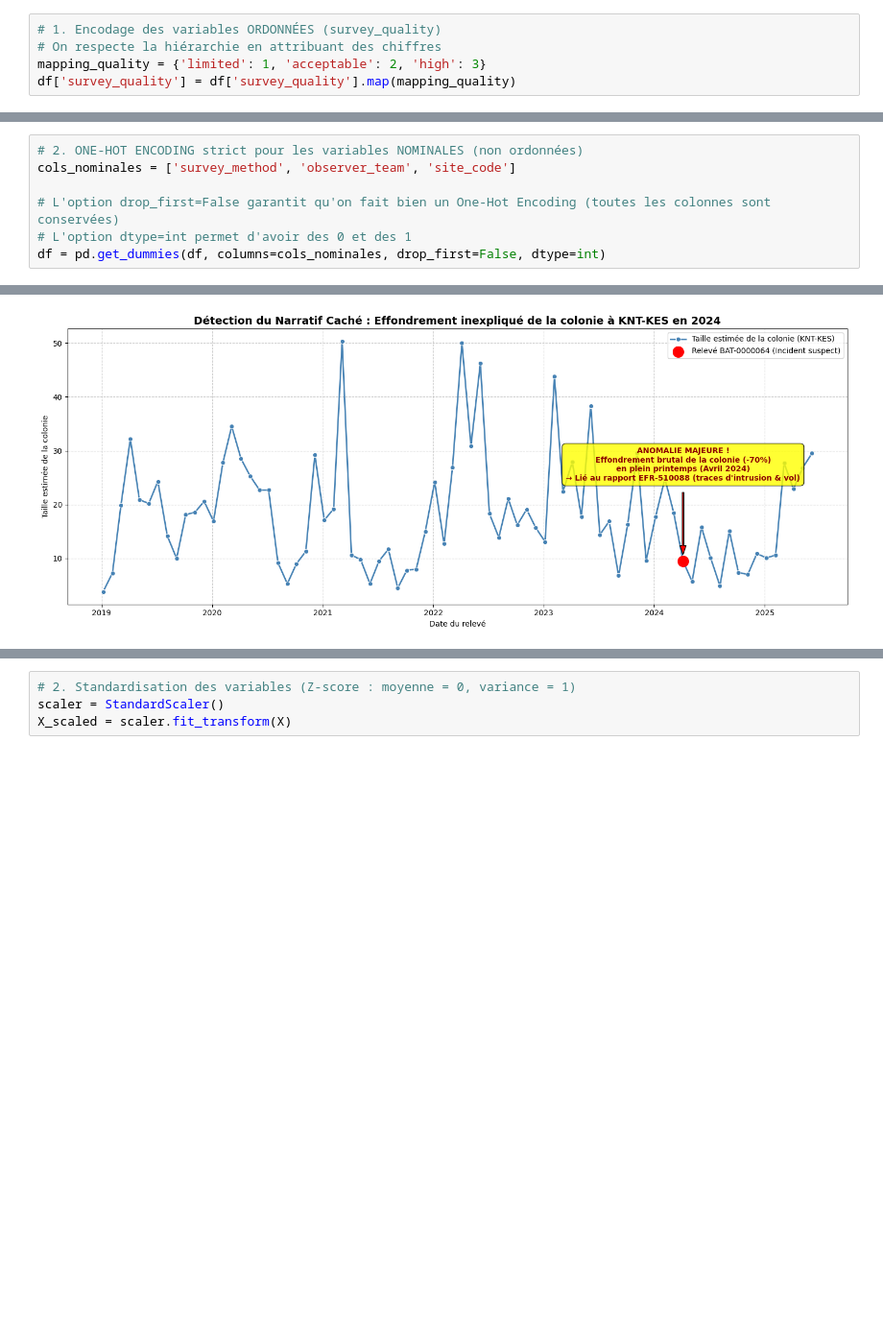
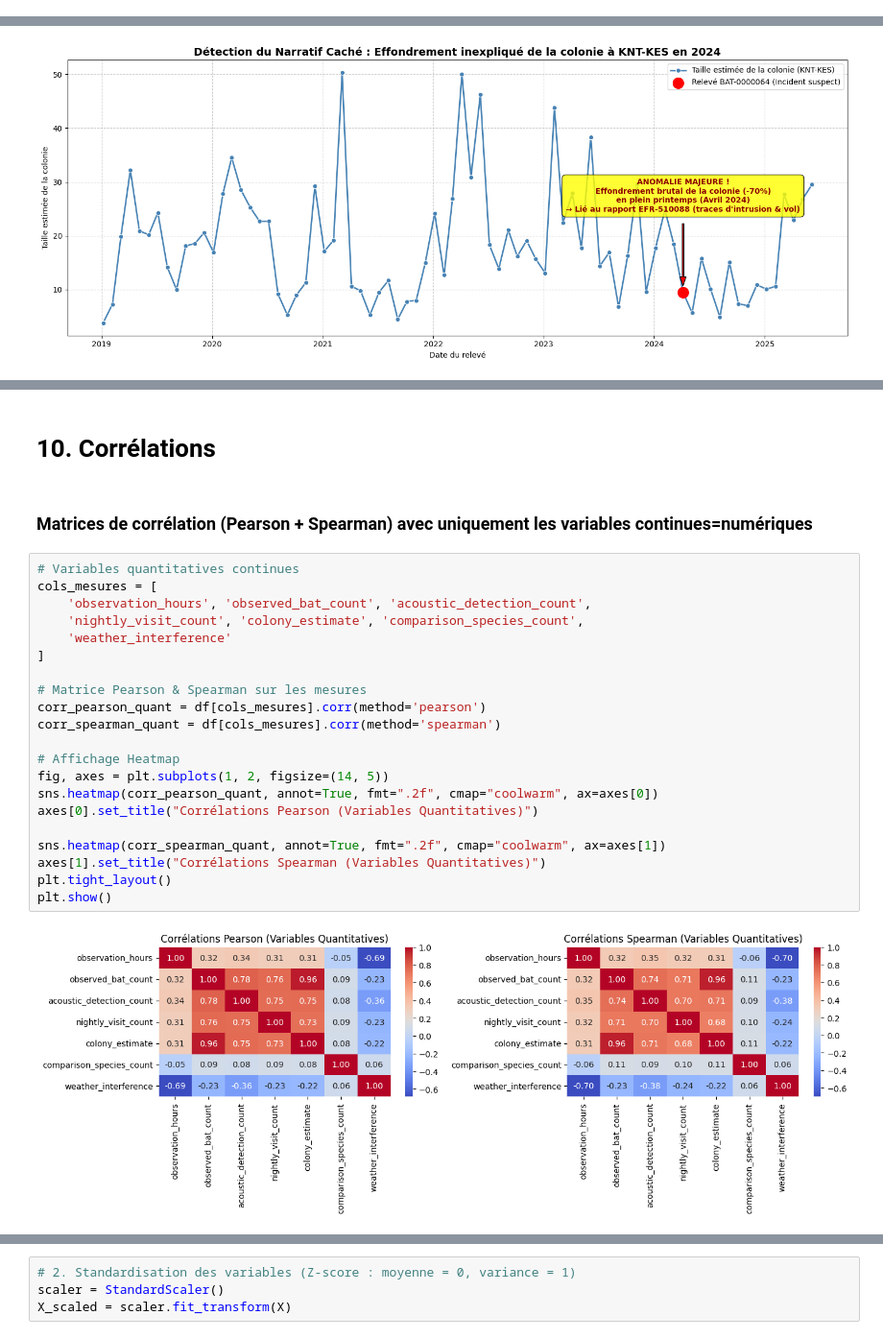
Before and after one commit to HananeDjouadi/G05-DataMining-2627, a Jupyter notebook: data/ecology/bat_surveys.ipynb, the cells around one changed output, grey strips where cells are left out. Shown at 96% size. Cells and saved outputs as stored; diff of their text form; blank space fills up the shorter version.

```diff
--- a/data/ecology/bat_surveys.ipynb
+++ b/data/ecology/bat_surveys.ipynb
@@ -552,5 +553,0 @@ df.to_csv('bat_surveys_cleaned.csv', index=False)
-# %%
-# 1. Encodage des variables ORDONNÉES (survey_quality)
-# On respecte la hiérarchie en attribuant des chiffres
-mapping_quality = {'limited': 1, 'acceptable': 2, 'high': 3}
-df['survey_quality'] = df['survey_quality'].map(mapping_quality)
@@ -561,7 +553,0 @@ df['survey_quality'] = df['survey_quality'].map(mapping_quality)
-# %%
-# 2. ONE-HOT ENCODING strict pour les variables NOMINALES (non ordonnées)
-cols_nominales = ['survey_method', 'observer_team', 'site_code']
-
-# L'option drop_first=False garantit qu'on fait bien un One-Hot Encoding (toutes les colonnes sont conservées)
-# L'option dtype=int permet d'avoir des 0 et des 1
-df = pd.get_dummies(df, columns=cols_nominales, drop_first=False, dtype=int)
@@ -892,0 +767,27 @@ plt.show()
+# %% [markdown]
+# 10. Corrélations
+# %% [markdown]
+### Matrices de corrélation (Pearson + Spearman) avec uniquement les variables continues=numériques
+# %%
+# Variables quantitatives continues
+cols_mesures = [
+    'observation_hours', 'observed_bat_count', 'acoustic_detection_count',
+    'nightly_visit_count', 'colony_estimate', 'comparison_species_count',
+    'weather_interference'
+]
+
+# Matrice Pearson & Spearman sur les mesures
+corr_pearson_quant = df[cols_mesures].corr(method='pearson')
+corr_spearman_quant = df[cols_mesures].corr(method='spearman')
+
+# Affichage Heatmap
+fig, axes = plt.subplots(1, 2, figsize=(14, 5))
+sns.heatmap(corr_pearson_quant, annot=True, fmt=".2f", cmap="coolwarm", ax=axes[0])
+axes[0].set_title("Corrélations Pearson (Variables Quantitatives)")
+
+sns.heatmap(corr_spearman_quant, annot=True, fmt=".2f", cmap="coolwarm", ax=axes[1])
+axes[1].set_title("Corrélations Spearman (Variables Quantitatives)")
+plt.tight_layout()
+plt.show()
+# %% [output]
+[figure, added]
```
Also changed, not shown: parts of 80 cells of this notebook.
